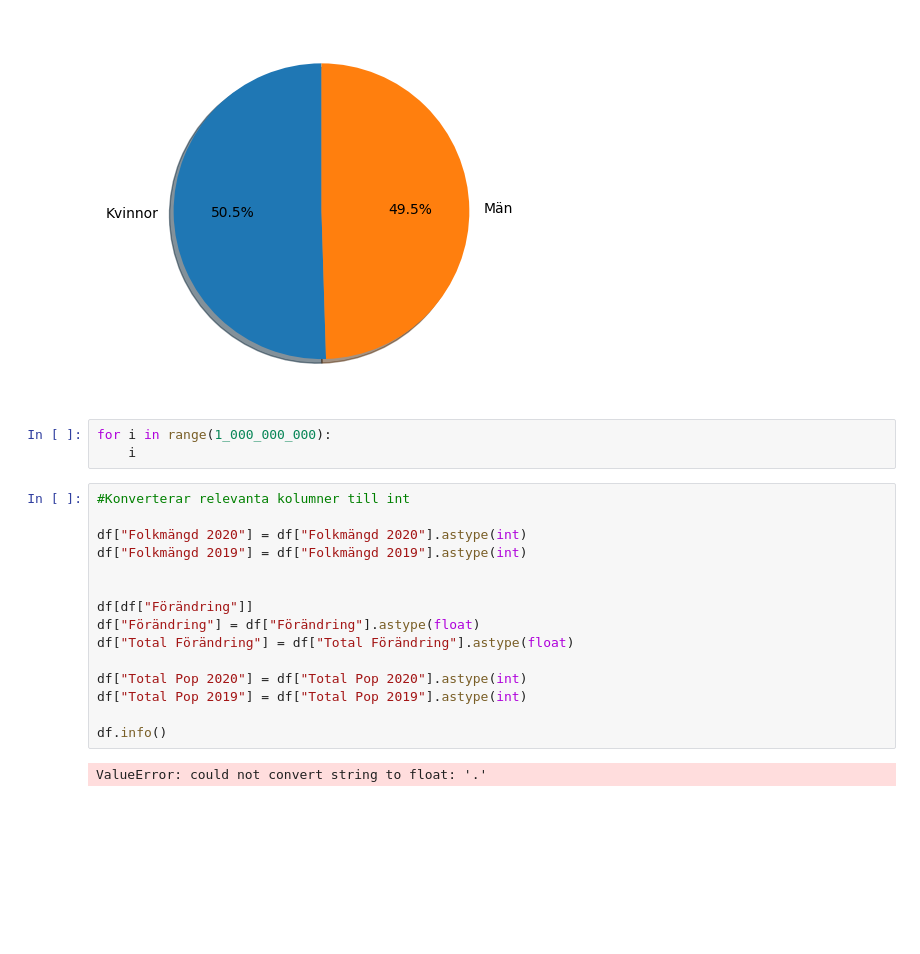
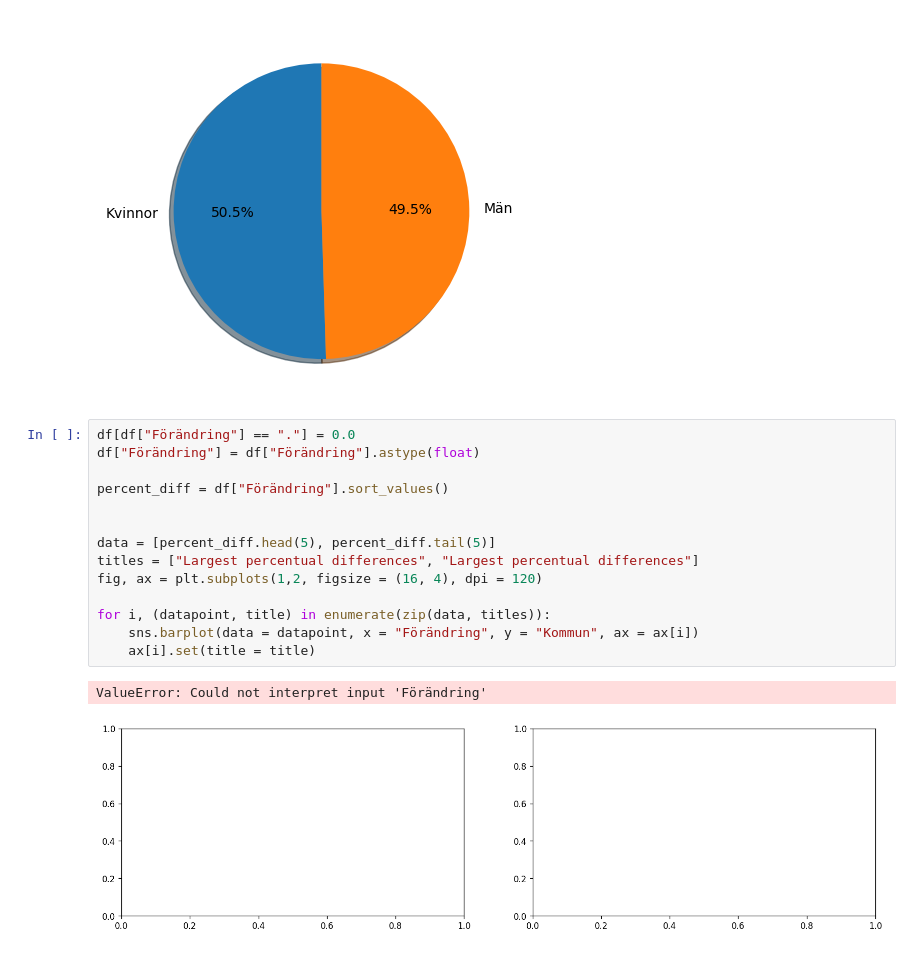
Before and after one commit to Danneftw1/Databehandling-Daniel-Nilsson, a Jupyter notebook: Exercises-Data-Behandling/Exercises-00.ipynb, the cells around one changed output. Drawn from its saved outputs; the diff is of its cells as text; blank space fills up the shorter version.

```diff
--- a/Exercises-Data-Behandling/Exercises-00.ipynb
+++ b/Exercises-Data-Behandling/Exercises-00.ipynb
@@ -273,23 +276,20 @@ mylabels = ["Kvinnor", "Män"]
 plt.pie(pop_list, startangle=90, labels=mylabels, autopct="%0.1f%%", shadow=True);
 # %% [output]
 [figure]
-# %%
-for i in range(1_000_000_000):
-    i
-# %%
-#Konverterar relevanta kolumner till int
-
-df["Folkmängd 2020"] = df["Folkmängd 2020"].astype(int)
-df["Folkmängd 2019"] = df["Folkmängd 2019"].astype(int)
-
-
-df[df["Förändring"]]
-df["Förändring"] = df["Förändring"].astype(float)
-df["Total Förändring"] = df["Total Förändring"].astype(float)
-
-df["Total Pop 2020"] = df["Total Pop 2020"].astype(int)
-df["Total Pop 2019"] = df["Total Pop 2019"].astype(int)
-
-df.info()
-# %% [output]
-ValueError: could not convert string to float: '.'
+# %%
+df[df["Förändring"] == "."] = 0.0
+df["Förändring"] = df["Förändring"].astype(float)
+
+percent_diff = df["Förändring"].sort_values()
+
+
+data = [percent_diff.head(5), percent_diff.tail(5)]
+titles = ["Largest percentual differences", "Largest percentual differences"]
+fig, ax = plt.subplots(1,2, figsize = (16, 4), dpi = 120)
+
+for i, (datapoint, title) in enumerate(zip(data, titles)):
+    sns.barplot(data = datapoint, x = "Förändring", y = "Kommun", ax = ax[i])
+    ax[i].set(title = title)
+# %% [output]
+ValueError: Could not interpret input 'Förändring'
+[figure, added]
```
Also changed, not shown: parts of 1 cell of this notebook.
